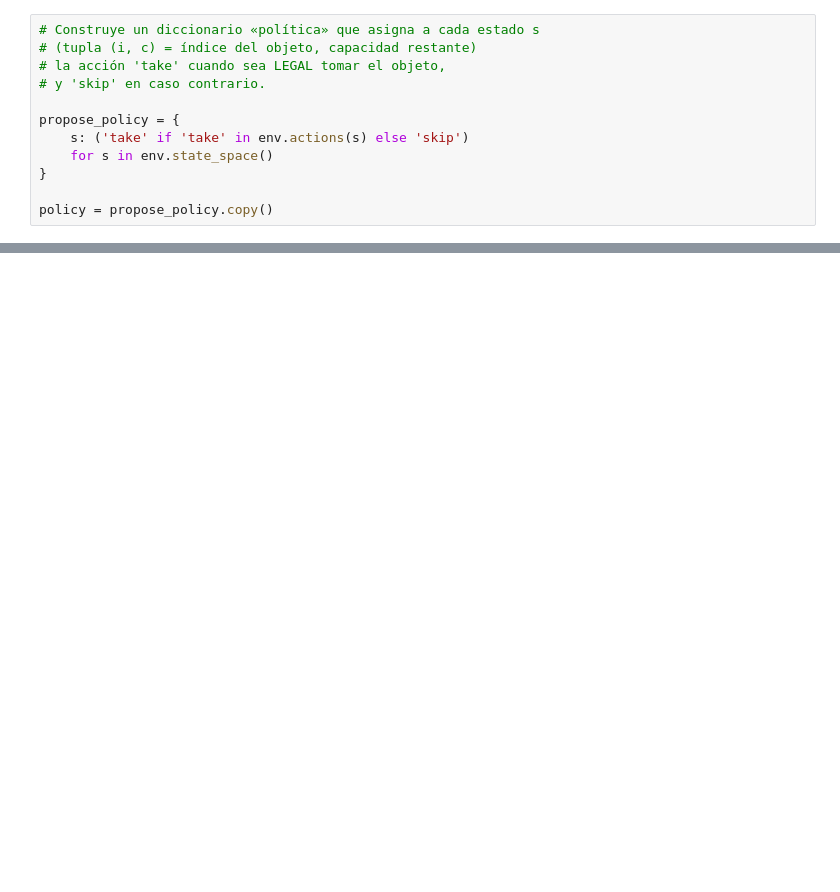
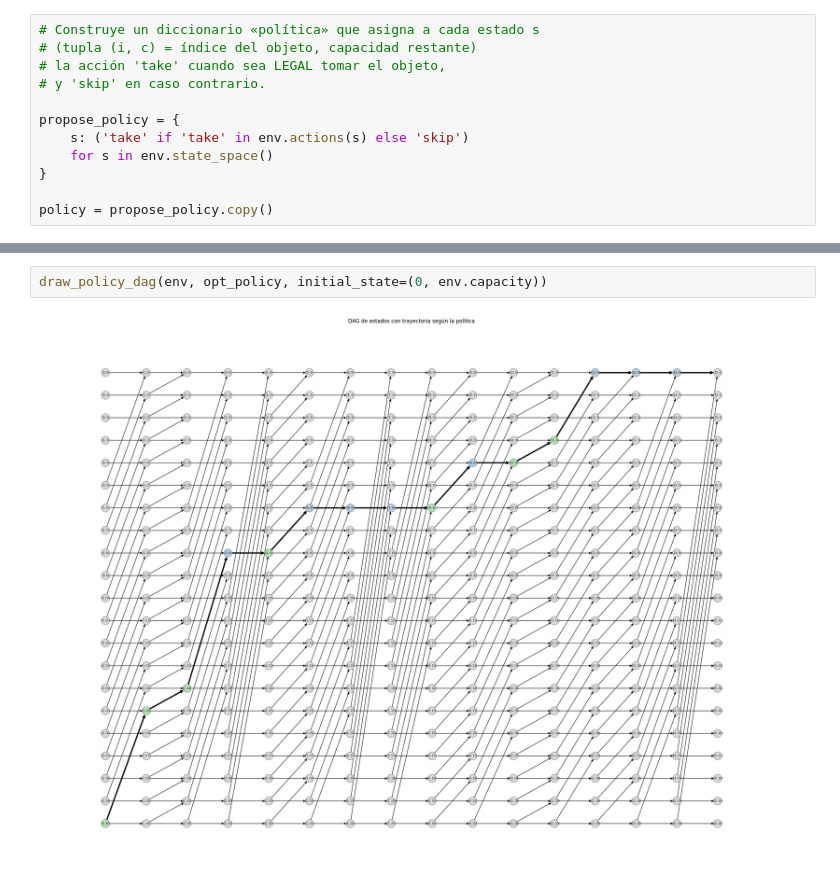
Before and after one commit to Asistencia-Optimizacion/Material_Reforma, a Jupyter notebook: Knapsack/Test.ipynb, the cells around one changed output, grey strips where cells are left out. Drawn from its saved outputs; the diff is of its cells as text; blank space fills up the shorter version.

```diff
--- a/Knapsack/Test.ipynb
+++ b/Knapsack/Test.ipynb
@@ -199,0 +181,4 @@ Presupuesto usado:   26/26
+# %%
+draw_policy_dag(env, opt_policy, initial_state=(0, env.capacity))
+# %% [output]
+[figure, added]
```
Also changed, not shown: parts of 7 cells of this notebook, 5 other files.
